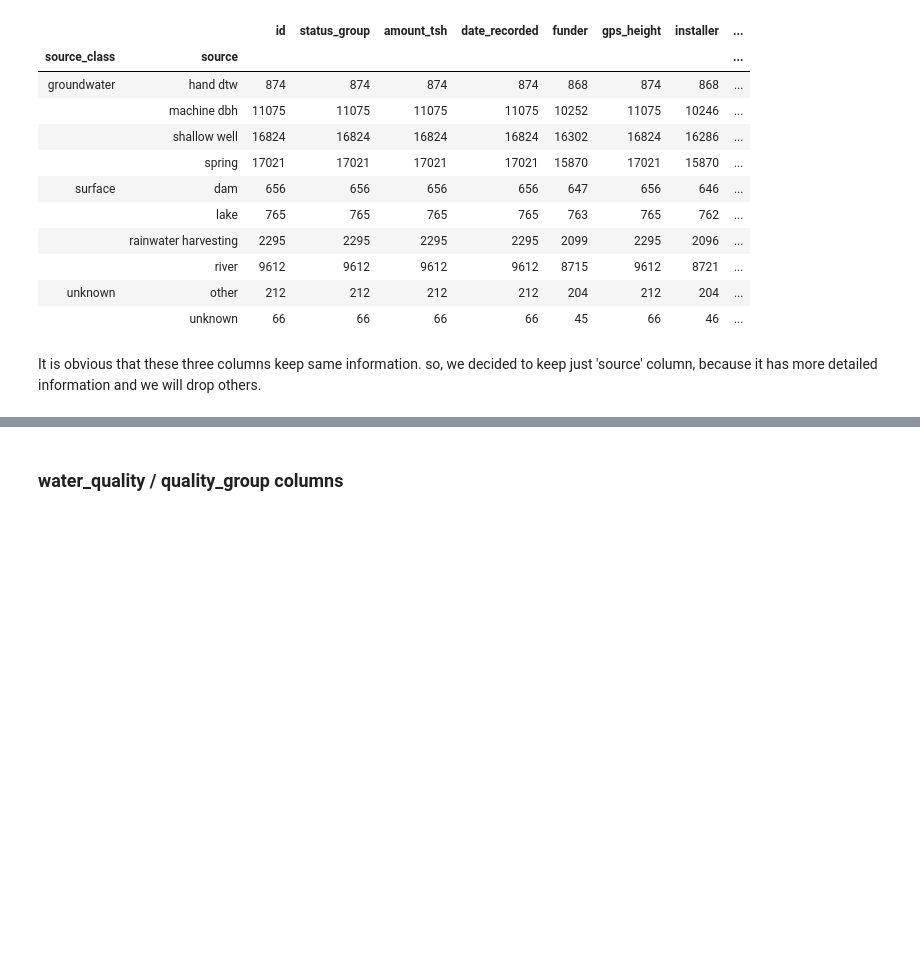
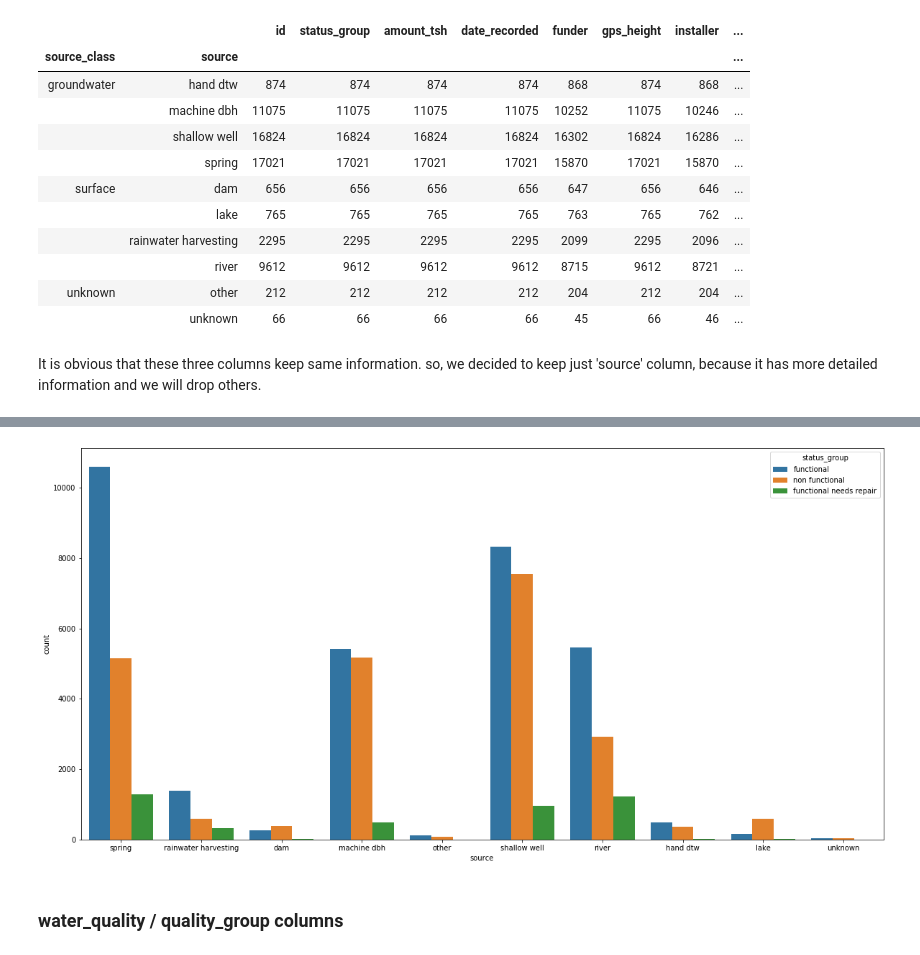
Before and after one commit to ezgigm/Project3_TanzanianWaterWell_Status_Prediction, a Jupyter notebook: STEP1_Cleaning_and_Exploring_Data.ipynb, the cells around one changed output, grey strips where cells are left out. Saved outputs shown, nothing was run; the diff lists cells and outputs as text; code cells hidden in the pictures; blank space fills up the shorter version.

```diff
--- a/STEP1_Cleaning_and_Exploring_Data.ipynb
+++ b/STEP1_Cleaning_and_Exploring_Data.ipynb
@@ -291,3 +299,8 @@ It is obvious that these three columns keep same information. so, we decided to
+# %%
+plt.figure(figsize=(20,10))
+ax = sns.countplot(x='source', hue="status_group", data=df)
+# %% [output]
+[figure, added]
 # %% [markdown]
 ### water_quality / quality_group columns
 # %%
```
Also changed, not shown: parts of 38 cells of this notebook.
